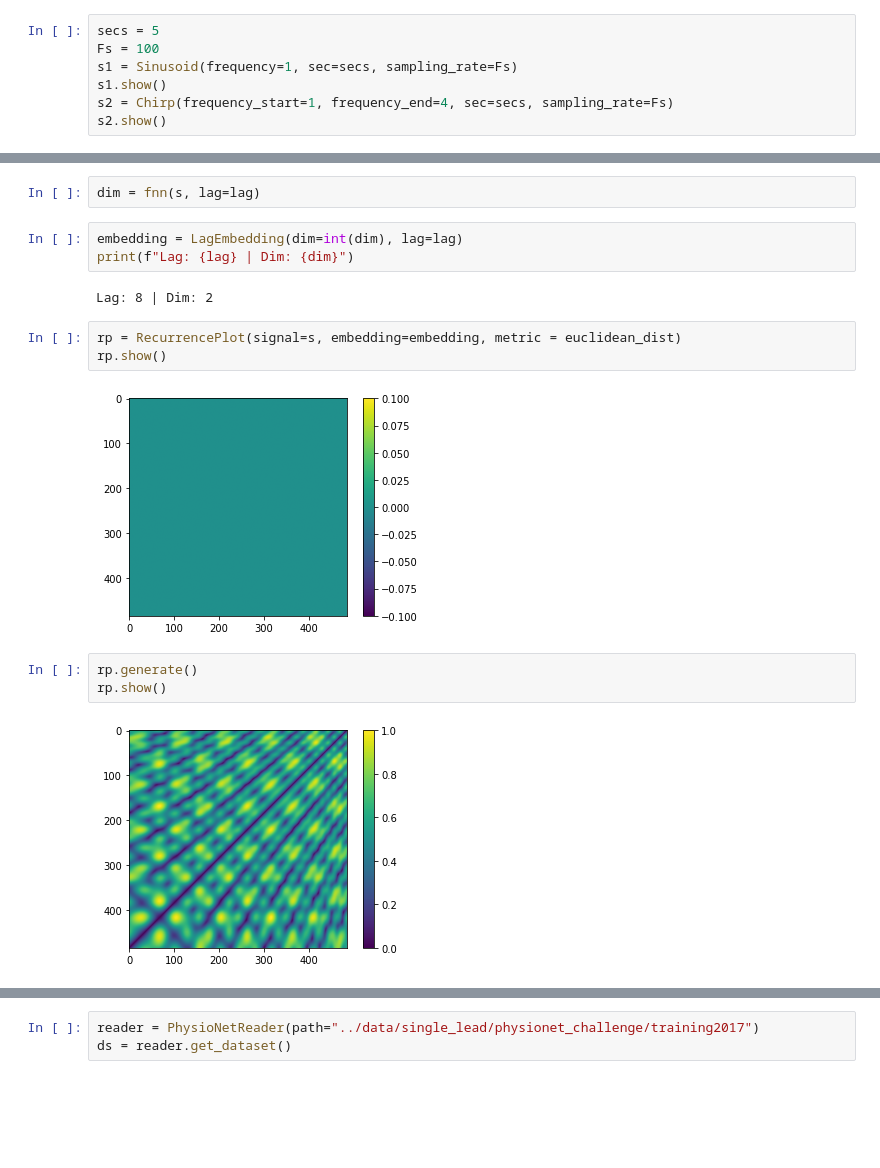
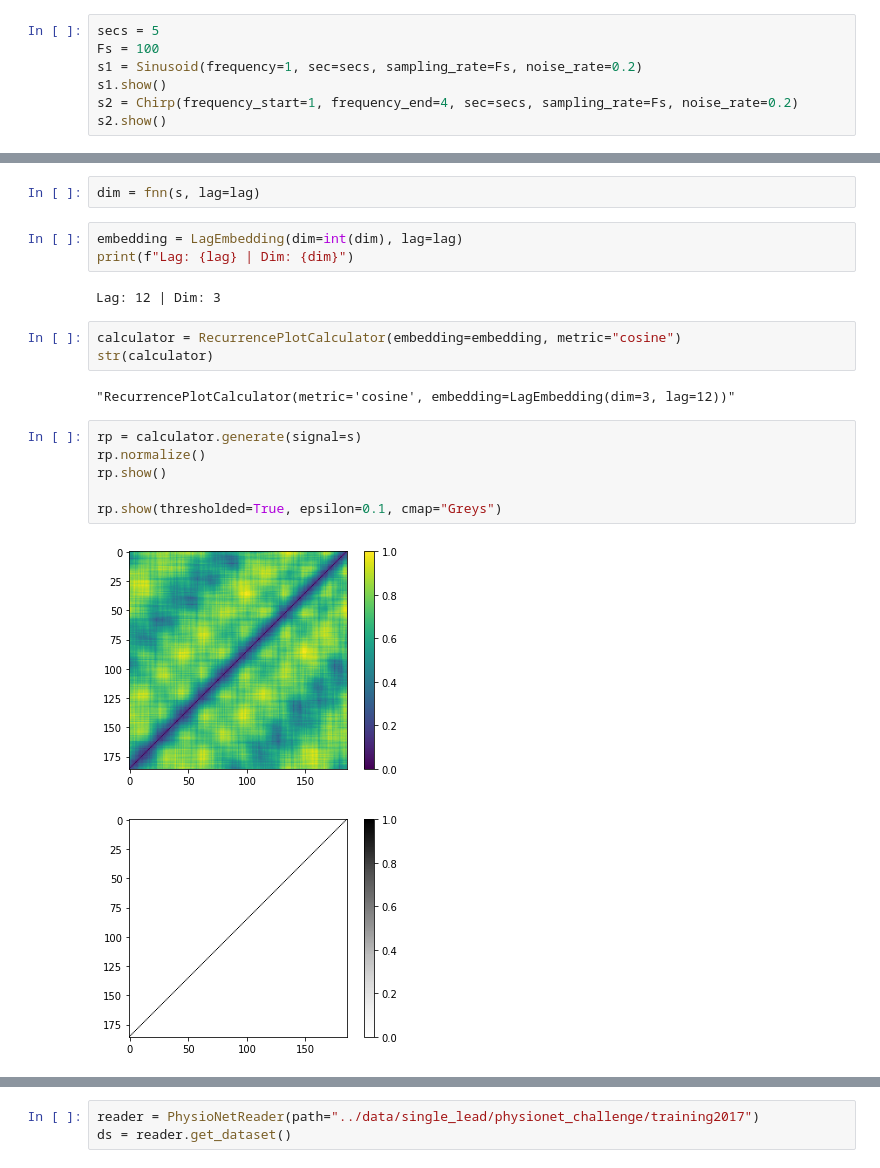
Before and after one commit to carstengieshoff/thesis_code, a Jupyter notebook: notebooks/Test_RPs_for_multivariate_signals.ipynb, the cells around one changed output, grey strips where cells are left out. Cells and saved outputs as stored; diff of their text form; blank space fills up the shorter version.

```diff
--- a/notebooks/Test_RPs_for_multivariate_signals.ipynb
+++ b/notebooks/Test_RPs_for_multivariate_signals.ipynb
@@ -12,8 +9,8 @@ def euclidean_dist(x: np.array, y: np.array) -> float:
 # %%
 secs = 5
 Fs = 100
-s1 = Sinusoid(frequency=1, sec=secs, sampling_rate=Fs)
+s1 = Sinusoid(frequency=1, sec=secs, sampling_rate=Fs, noise_rate=0.2)
 s1.show()
-s2 = Chirp(frequency_start=1, frequency_end=4, sec=secs, sampling_rate=Fs)
+s2 = Chirp(frequency_start=1, frequency_end=4, sec=secs, sampling_rate=Fs, noise_rate=0.2)
 s2.show()
 # %% [output]
@@ -37,14 +34,18 @@ dim = fnn(s, lag=lag)
 embedding = LagEmbedding(dim=int(dim), lag=lag)
 print(f"Lag: {lag} | Dim: {dim}")
 # %% [output]
-Lag: 8 | Dim: 2
+Lag: 12 | Dim: 3
 # %%
-rp = RecurrencePlot(signal=s, embedding=embedding, metric = euclidean_dist)
-rp.show()
+calculator = RecurrencePlotCalculator(embedding=embedding, metric="cosine")
+str(calculator)
 # %% [output]
-[figure, removed]
+"RecurrencePlotCalculator(metric='cosine', embedding=LagEmbedding(dim=3, lag=12))"
 # %%
-rp.generate()
+rp = calculator.generate(signal=s)
+rp.normalize()
 rp.show()
+
+rp.show(thresholded=True, epsilon=0.1, cmap="Greys")
 # %% [output]
-[figure, old version]
+[figure, new version]
+[figure, added]
```
Also changed, not shown: parts of 13 cells of this notebook, 2 other files.
